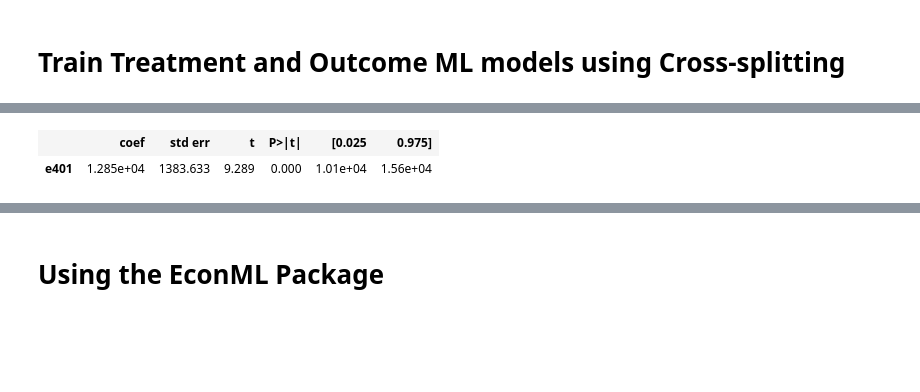
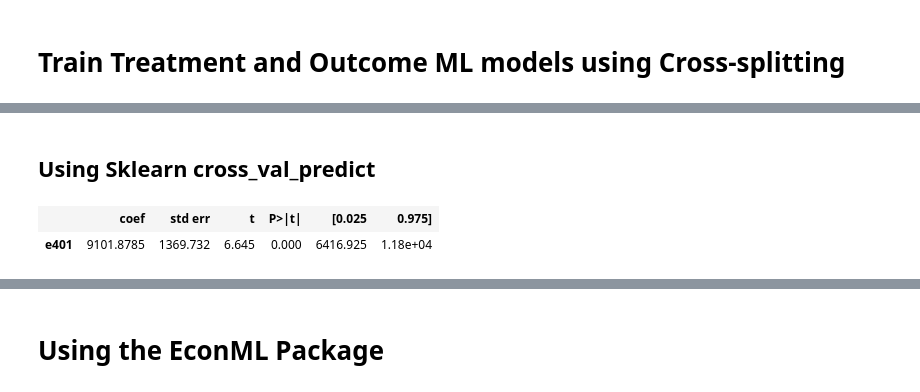
Before and after one commit to rodonn/causal, a Jupyter notebook: notebooks/session_4/2_DML.ipynb, the cells around one changed output, grey strips where cells are left out. Cells and saved outputs as stored; diff of their text form; code cells hidden in the pictures; blank space fills up the shorter version.

```diff
--- a/notebooks/session_4/2_DML.ipynb
+++ b/notebooks/session_4/2_DML.ipynb
@@ -175,18 +224,22 @@ sm.OLS(Y_resid, T_resid).fit().summary().tables[1]
+# %% [markdown]
+## Using Sklearn cross_val_predict
 # %%
 # Cross_val_predict splits the data into 5 parts and then returns out-of-sample predictions for each part (trained on the other 4 parts)
+cv = 5
+splitter = KFold(n_splits=cv, shuffle=True, random_state=0)
 
 # Fit model to predict T
 treatment_model = XGBClassifier()
-T_pred = cross_val_predict(treatment_model, df[X], df[T], cv=5, method='predict_proba')[:, 1]
+T_pred = cross_val_predict(treatment_model, df[X], df[T], cv=splitter, method='predict_proba')[:, 1]
 T_resid = df[T] - T_pred
 
 # Fit model to predict Y
 outcome_model = XGBRegressor()
-Y_pred = cross_val_predict(outcome_model, df[X], df[Y], cv=5)
+Y_pred = cross_val_predict(outcome_model, df[X], df[Y], cv=splitter)
 Y_resid = df[Y] - Y_pred
+
+# Fit linear regression on the residuals
+sm.OLS(Y_resid, T_resid).fit().summary().tables[1]
+# %% [output]
+|  | coef | std err | t | P>|t| | [0.025 | 0.975] |
+| e401 | 9101.8785 | 1369.732 | 6.645 | 0.000 | 6416.925 | 1.18e+04 |
-# %%
-# Fit linear regression on the residuals
-sm.OLS(Y_resid, T_resid).fit().summary().tables[1]
-# %% [output]
-|  | coef | std err | t | P>|t| | [0.025 | 0.975] |
-| e401 | 1.285e+04 | 1383.633 | 9.289 | 0.000 | 1.01e+04 | 1.56e+04 |
```
Also changed, not shown: parts of 9 cells of this notebook, 3 other files.
